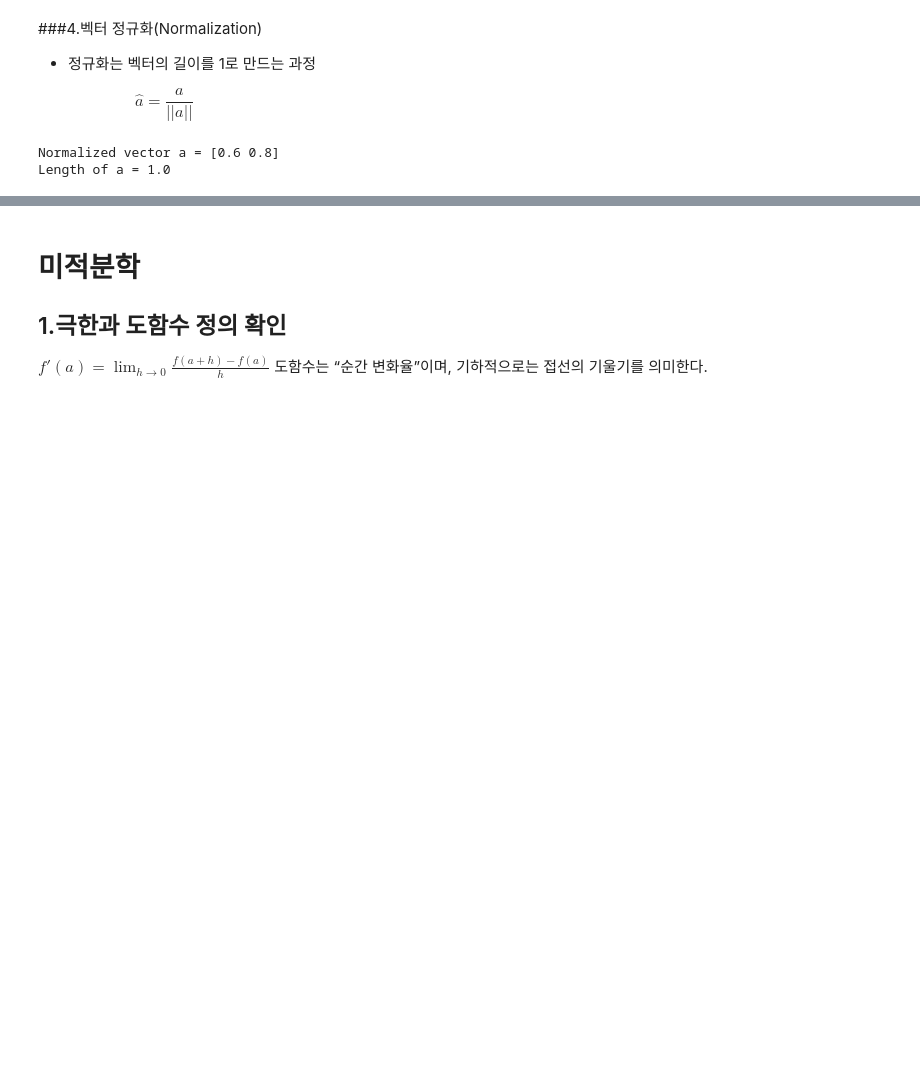
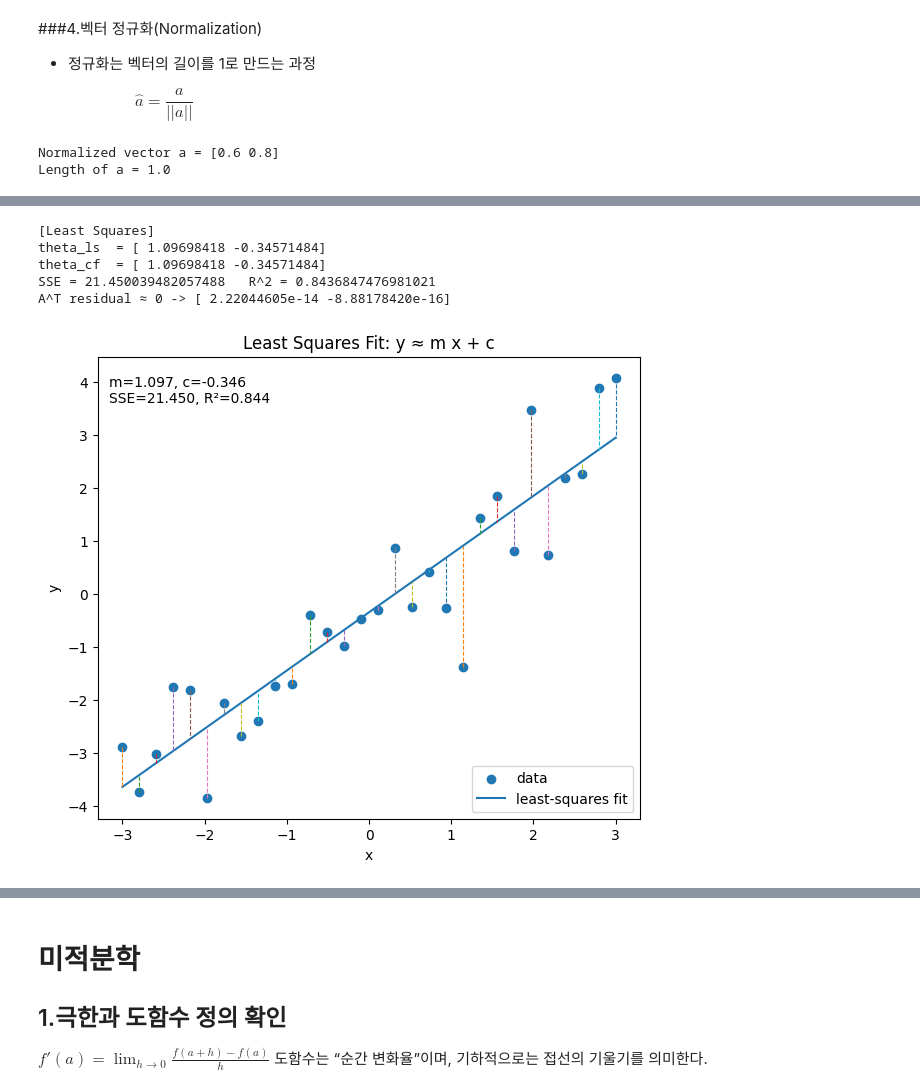
Before and after one commit to Youngpyoryu/Lecture_Note, a Jupyter notebook: 빅데이터를 위한 수학/빅데이터수학_2025.ipynb, the cells around one changed output, grey strips where cells are left out. Cells and saved outputs as stored; diff of their text form; code cells hidden in the pictures; blank space fills up the shorter version.

```diff
--- a/빅데이터를 위한 수학/빅데이터수학(수정중).ipynb
+++ b/빅데이터를 위한 수학/빅데이터수학_2025.ipynb
@@ -717,0 +844,57 @@ Length of a = 1.0
+# %%
+import numpy as np
+import matplotlib.pyplot as plt
+
+# ---------- data ----------
+np.random.seed(0)
+n = 30
+x = np.linspace(-3, 3, n)
+m_true, c_true = 1.2, -0.7
+y = m_true*x + c_true + np.random.normal(0, 0.8, n)
+
+# ---------- design matrix A and LS solution ----------
+A = np.c_[x, np.ones_like(x)]          # columns: [x, 1]
+theta_ls, *_ = np.linalg.lstsq(A, y, rcond=None)  # [m_hat, c_hat]
+m_hat, c_hat = theta_ls
+
+# closed-form check
+theta_cf = np.linalg.inv(A.T @ A) @ (A.T @ y)
+
+# predictions, residuals, metrics
+y_hat = A @ theta_ls
+resid = y - y_hat
+SSE = np.sum(resid**2)
+SST = np.sum((y - y.mean())**2)
+R2 = 1 - SSE/SST
+
+# orthogonality check: A^T (y - y_hat) = 0
+orth = A.T @ resid
+
+print("[Least Squares]")
+print("theta_ls  =", theta_ls)
+print("theta_cf  =", theta_cf)
+print("SSE =", SSE, "  R^2 =", R2)
+print("A^T residual ≈ 0 ->", orth)
+
+# ---------- plot ----------
+plt.figure(figsize=(7,6))
+plt.scatter(x, y, label="data")
+xs = np.linspace(x.min(), x.max(), 200)
+plt.plot(xs, m_hat*xs + c_hat, label="least-squares fit")
+# residual lines
+for xi, yi, yhi in zip(x, y, y_hat):
+    plt.plot([xi, xi], [yi, yhi], linestyle='--', linewidth=0.8)
+
+plt.title("Least Squares Fit: y ≈ m x + c")
+plt.xlabel("x"); plt.ylabel("y")
+plt.legend()
+plt.text(0.02, 0.96, f"m={m_hat:.3f}, c={c_hat:.3f}\nSSE={SSE:.3f}, R²={R2:.3f}",
+         transform=plt.gca().transAxes, va='top')
+plt.show()
+# %% [output]
+[Least Squares]
+theta_ls  = [ 1.09698418 -0.34571484]
+theta_cf  = [ 1.09698418 -0.34571484]
+SSE = 21.450039482057488   R^2 = 0.8436847476981021
+A^T residual ≈ 0 -> [ 2.22044605e-14 -8.88178420e-16]
+[figure, added]
```
Also changed, not shown: parts of 20 cells of this notebook.
